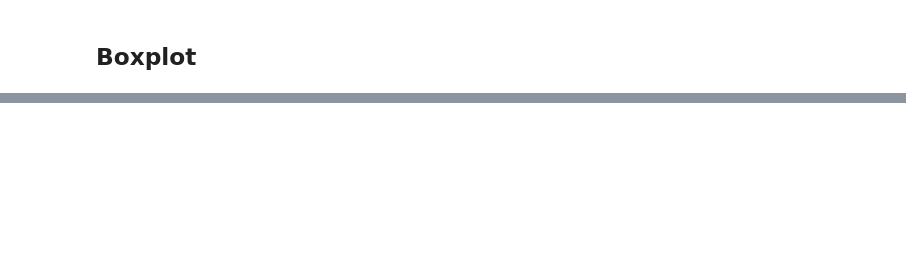
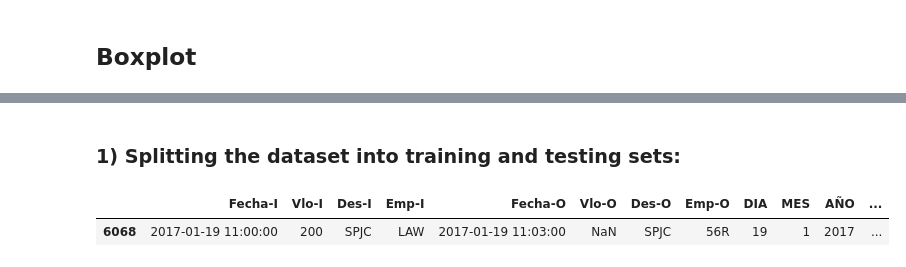
Before and after one commit to franejara/challenge-data-scientist, a Jupyter notebook: solution.ipynb, the cells around one changed output, grey strips where cells are left out. Drawn from its saved outputs; the diff is of its cells as text; code cells hidden in the pictures; blank space fills up the shorter version.

```diff
--- a/solution.ipynb
+++ b/solution.ipynb
@@ -582,0 +578,2 @@ plt.show()
+# %% [markdown]
+### 1) Splitting the dataset into training and testing sets:
@@ -582,0 +585,6 @@ plt.show()
+# %%
+#Filling the missing value in Vlo-O:
+df.loc[df.isnull().any(axis=1)]
+# %% [output]
+|  | Fecha-I | Vlo-I | Des-I | Emp-I | Fecha-O | Vlo-O | Des-O | Emp-O | DIA | MES | AÑO | ... |
+| 6068 | 2017-01-19 11:00:00 | 200 | SPJC | LAW | 2017-01-19 11:03:00 | NaN | SPJC | 56R | 19 | 1 | 2017 | ... |
```
Also changed, not shown: parts of 30 cells of this notebook.
